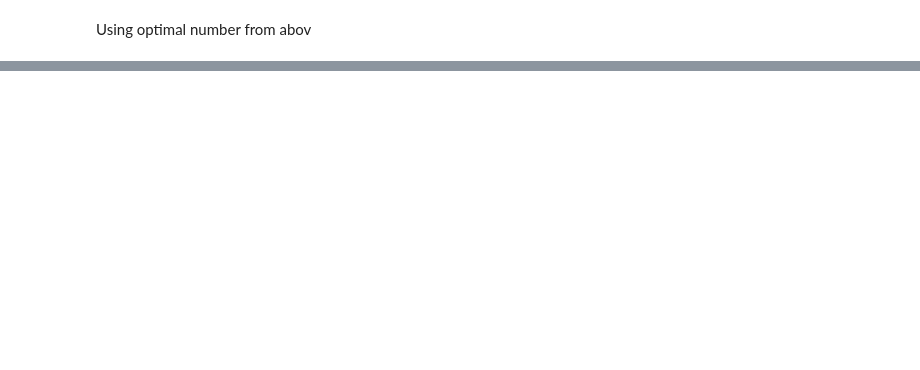
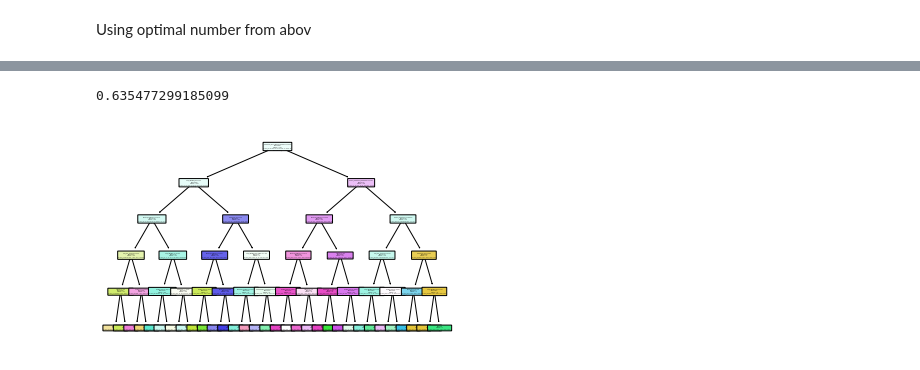
Before and after one commit to zdugi/ORI, a Jupyter notebook: clusters/CreditCards.ipynb, the cells around one changed output, grey strips where cells are left out. Cells and saved outputs as stored; diff of their text form; code cells hidden in the pictures; blank space fills up the shorter version.

Commit message:
added decision tree

```diff
--- a/clusters/CreditCards.ipynb
+++ b/clusters/CreditCards.ipynb
@@ -292,0 +287,10 @@ plt.show()
+# %%
+dataframe = pd.DataFrame.from_records(data_concat)
+dataframe.columns = target_cols
+dataframe = dataframe * frame_standard_deviation + frame_mean
+
+#attributes = ['BALANCE', 'BALANCE_FREQUENCY', 'PURCHASES', 'CASH_ADVANCE']
+
+#dataframe = dataframe[attributes]
+
+dataframe.head()
@@ -292,0 +304,5 @@ plt.show()
+# %%
+msk = np.random.rand(len(dataframe)) < 0.8
+
+train = dataframe[~msk]
+train_y = np.array(data_cluster_predictions)[~msk]
@@ -292,0 +312,19 @@ plt.show()
+# %%
+from sklearn import tree
+dtree = tree.DecisionTreeClassifier(max_depth=5)
+
+clf = dtree.fit(train, train_y)
+# %%
+from sklearn.metrics import accuracy_score
+
+predicted = clf.predict(test)
+acc = accuracy_score(test_y, predicted)
+acc
+# %% [output]
+0.635477299185099
+# %%
+tree.plot_tree(clf, feature_names=target_cols, filled=True, rounded=True)
+tree.export_graphviz(clf, feature_names=target_cols, out_file='output.dot', filled=True, rounded=True)
+# display(graph)
+# %% [output]
+[figure, added]
```
Also changed, not shown: parts of 12 cells of this notebook, 4 other files.
